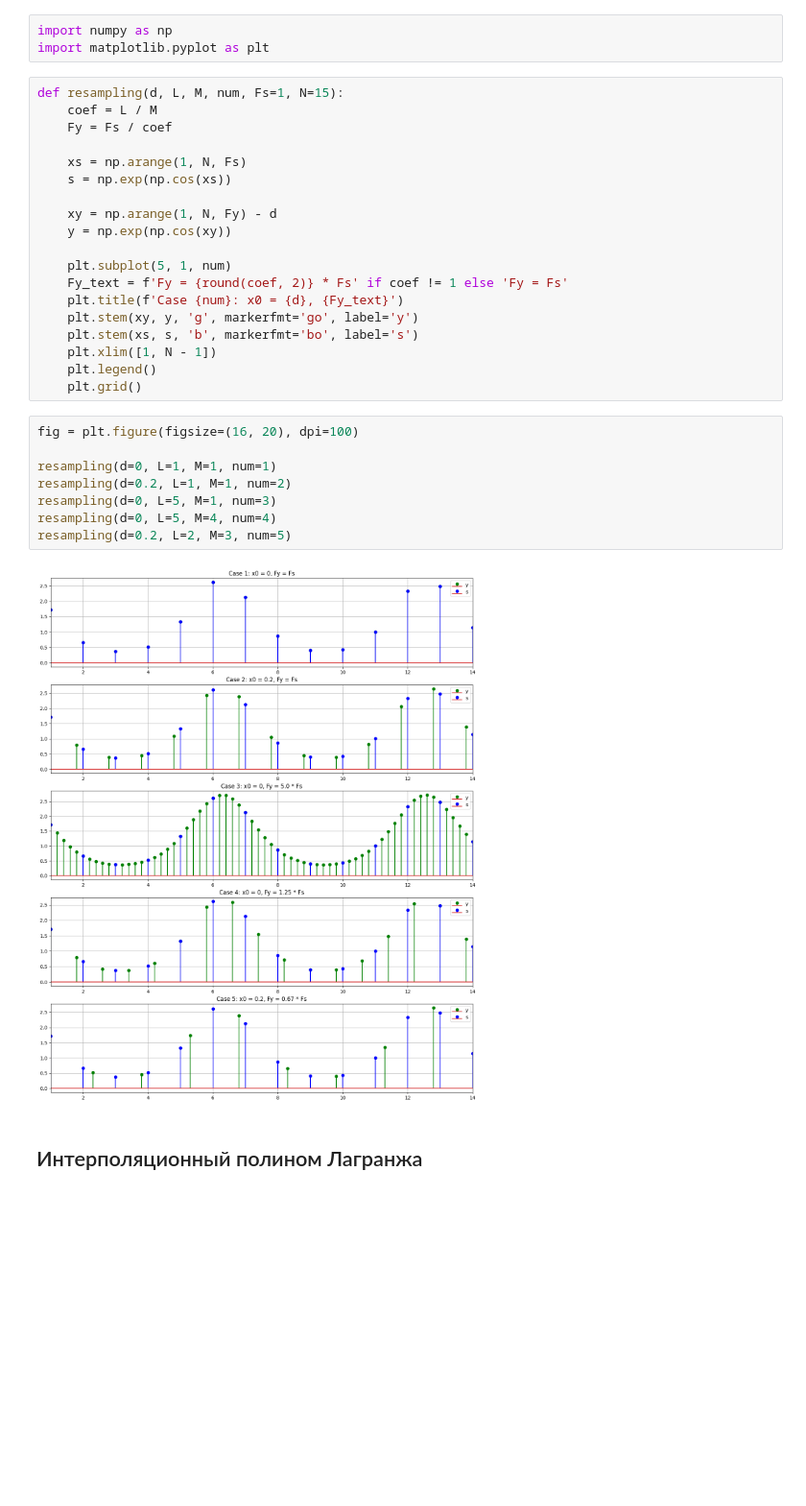
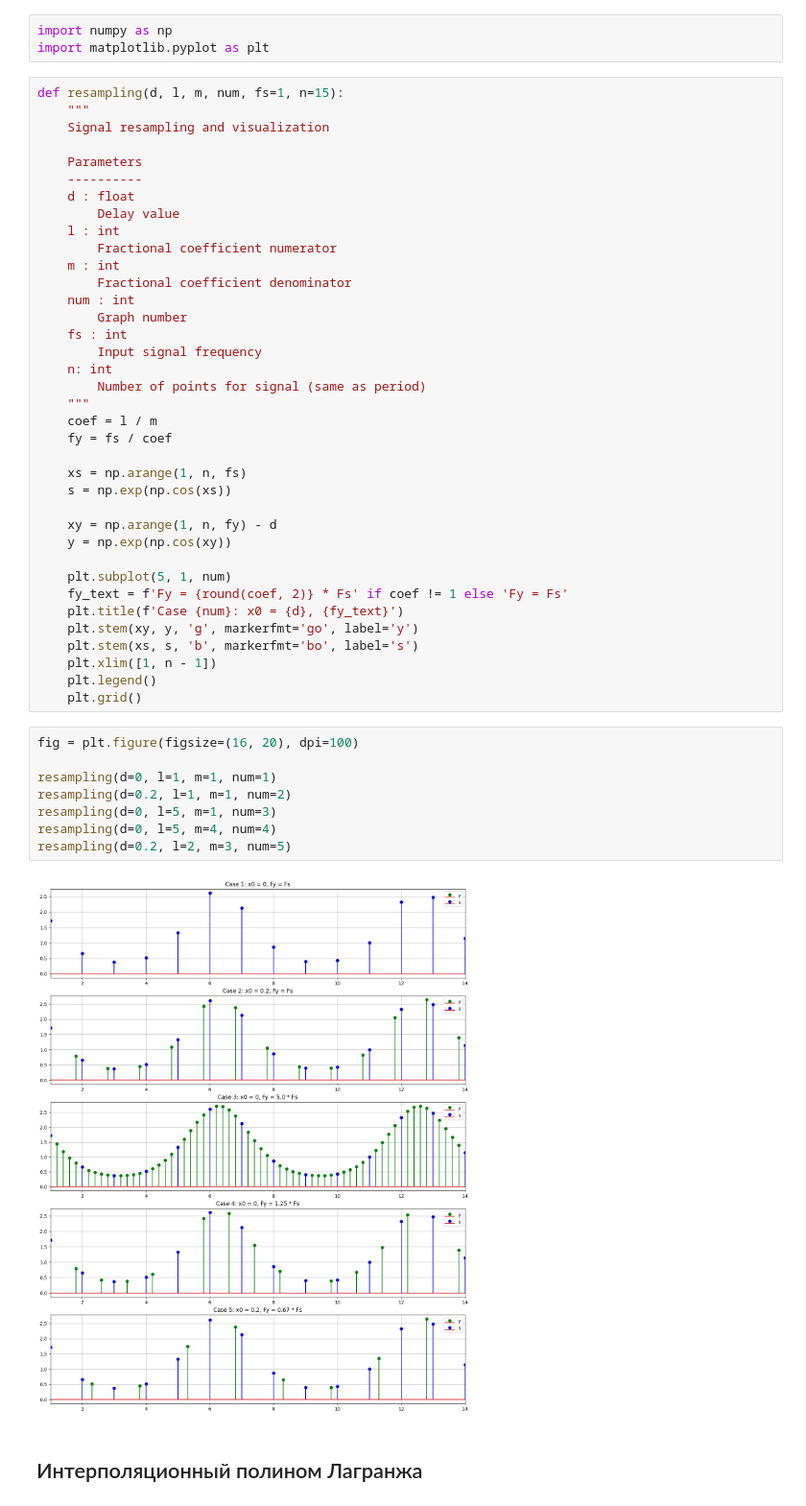
Before and after one commit to hukenovs/dsp-theory, a Jupyter notebook: src/dsp_theory_12_filter_farrow.ipynb, the cells around one changed output. Shown at 96% size. Cells and saved outputs as stored; diff of their text form; blank space fills up the shorter version.

```diff
--- a/src/dsp_theory_12_filter_farrow.ipynb
+++ b/src/dsp_theory_12_filter_farrow.ipynb
@@ -60,34 +52,52 @@ ___
 import numpy as np
 import matplotlib.pyplot as plt
 # %%
-def resampling(d, L, M, num, Fs=1, N=15):
-    coef = L / M
-    Fy = Fs / coef
+def resampling(d, l, m, num, fs=1, n=15):
+    """
+    Signal resampling and visualization
 
-    xs = np.arange(1, N, Fs)
+    Parameters
+    ----------
+    d : float
+        Delay value
+    l : int
+        Fractional coefficient numerator
+    m : int
+        Fractional coefficient denominator
+    num : int
+        Graph number
+    fs : int
+        Input signal frequency
+    n: int
+        Number of points for signal (same as period)
+    """
+    coef = l / m
+    fy = fs / coef
+
+    xs = np.arange(1, n, fs)
     s = np.exp(np.cos(xs))
 
-    xy = np.arange(1, N, Fy) - d
+    xy = np.arange(1, n, fy) - d
     y = np.exp(np.cos(xy))
 
     plt.subplot(5, 1, num)
-    Fy_text = f'Fy = {round(coef, 2)} * Fs' if coef != 1 else 'Fy = Fs'
-    plt.title(f'Case {num}: x0 = {d}, {Fy_text}')
+    fy_text = f'Fy = {round(coef, 2)} * Fs' if coef != 1 else 'Fy = Fs'
+    plt.title(f'Case {num}: x0 = {d}, {fy_text}')
     plt.stem(xy, y, 'g', markerfmt='go', label='y')
     plt.stem(xs, s, 'b', markerfmt='bo', label='s')
-    plt.xlim([1, N - 1])
+    plt.xlim([1, n - 1])
     plt.legend()
     plt.grid()
 # %%
 fig = plt.figure(figsize=(16, 20), dpi=100)
 
-resampling(d=0, L=1, M=1, num=1)
-resampling(d=0.2, L=1, M=1, num=2)
-resampling(d=0, L=5, M=1, num=3)
-resampling(d=0, L=5, M=4, num=4)
-resampling(d=0.2, L=2, M=3, num=5)
+resampling(d=0, l=1, m=1, num=1)
+resampling(d=0.2, l=1, m=1, num=2)
+resampling(d=0, l=5, m=1, num=3)
+resampling(d=0, l=5, m=4, num=4)
+resampling(d=0.2, l=2, m=3, num=5)
 # %% [output]
-[figure, old version]
+[figure, new version]
 # %% [markdown]
 ## Интерполяционный полином Лагранжа
 # %% [markdown]
```
Also changed, not shown: parts of 7 cells of this notebook, 2 other files.
